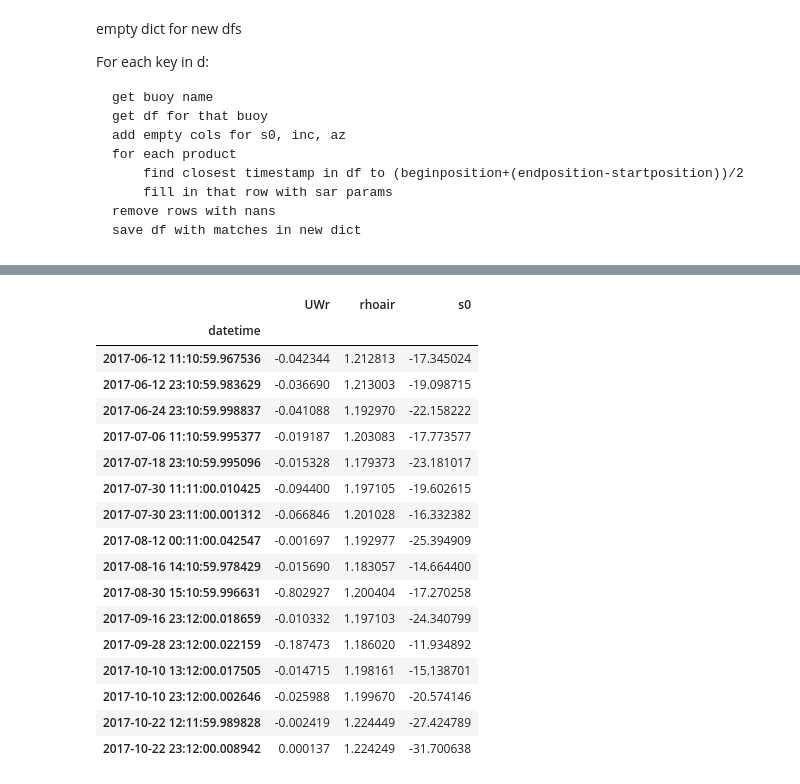
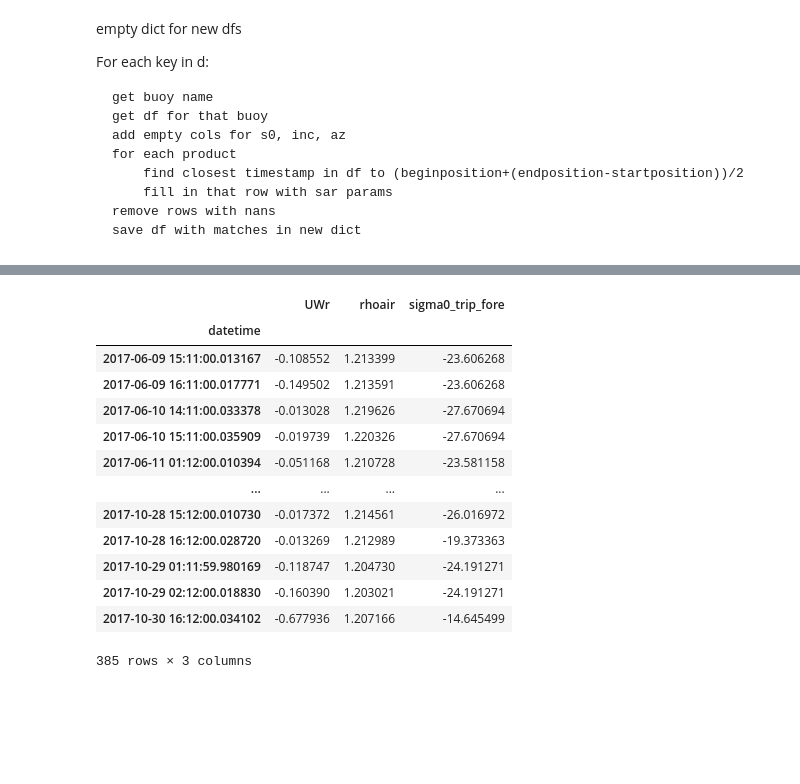
Before and after one commit to metno/machine-ocean-satdata, a Jupyter notebook: notebooks/collocation_and_normalization/whoi/ascat/collocation_dnn_ascat.ipynb, the cells around one changed output, grey strips where cells are left out. Cells and saved outputs as stored; diff of their text form; code cells hidden in the pictures; blank space fills up the shorter version.

Commit message:
Collocation ASCAT with in situ from WHOI.

```diff
--- a/notebooks/collocation_and_normalization/whoi/ascat/collocation_dnn_ascat.ipynb
+++ b/notebooks/collocation_and_normalization/whoi/ascat/collocation_dnn_ascat.ipynb
@@ -512,0 +530,12 @@ for key, df in d.items():
+# %%
+buoy = 'Pioneer_5'
+product = 'ASCA_SZR_1B_M01_20161006003600Z_20161006022058Z_N_O_20161006012631Z'
+# %%
+beginposition = ascat_dict[buoy]['ascat_params'][product]['start_sensing_time']
+endposition = ascat_dict[buoy]['ascat_params'][product]['stop_sensing_time']
+
+beginposition = beginposition.replace('Z', '.')
+beginposition = datetime.strptime(beginposition.split('.')[0],'%Y%m%dT%H%M%S')
+
+endposition = endposition.replace('Z', '.')
+endposition = datetime.strptime(endposition.split('.')[0],'%Y%m%dT%H%M%S')
@@ -512,0 +558,4 @@ for key, df in d.items():
+# %%
+mask = (df_in_situ.index > beginposition - timedelta(minutes=30)) & (df_in_situ.index <= endposition + timedelta(minutes=30))
+df_begin_end = df_in_situ.loc[mask]
+df_begin_end
@@ -513 +568,9 @@ for key, df in d.items():
+# %%
+list_of_params = [
+        'sigma0_trip_fore', 'sigma0_trip_mid', 'sigma0_trip_aft',
+        'azi_angle_trip_fore', 'azi_angle_trip_mid', 'azi_angle_trip_aft',
+        'inc_angle_trip_fore', 'inc_angle_trip_mid', 'inc_angle_trip_aft',
+        'start_sensing_time',
+        'stop_sensing_time'
+    ]
 # %%
@@ -681,22 +655,18 @@ array([15])
 # %%
-collocated_dict['Pioneer_7'][['UWr', 'rhoair', 's0']]
+collocated_dict['Pioneer_7'][['UWr', 'rhoair', 'sigma0_trip_fore']]
 # %% [output]
-|  | UWr | rhoair | s0 |
+|  | UWr | rhoair | sigma0_trip_fore |
 | datetime |  |  |  |
-| 2017-06-12 11:10:59.967536 | -0.042344 | 1.212813 | -17.345024 |
-| 2017-06-12 23:10:59.983629 | -0.036690 | 1.213003 | -19.098715 |
-| 2017-06-24 23:10:59.998837 | -0.041088 | 1.192970 | -22.158222 |
-| 2017-07-06 11:10:59.995377 | -0.019187 | 1.203083 | -17.773577 |
-| 2017-07-18 23:10:59.995096 | -0.015328 | 1.179373 | -23.181017 |
-| 2017-07-30 11:11:00.010425 | -0.094400 | 1.197105 | -19.602615 |
-| 2017-07-30 23:11:00.001312 | -0.066846 | 1.201028 | -16.332382 |
-| 2017-08-12 00:11:00.042547 | -0.001697 | 1.192977 | -25.394909 |
-| 2017-08-16 14:10:59.978429 | -0.015690 | 1.183057 | -14.664400 |
-| 2017-08-30 15:10:59.996631 | -0.802927 | 1.200404 | -17.270258 |
-| 2017-09-16 23:12:00.018659 | -0.010332 | 1.197103 | -24.340799 |
-| 2017-09-28 23:12:00.022159 | -0.187473 | 1.186020 | -11.934892 |
-| 2017-10-10 13:12:00.017505 | -0.014715 | 1.198161 | -15.138701 |
-| 2017-10-10 23:12:00.002646 | -0.025988 | 1.199670 | -20.574146 |
-| 2017-10-22 12:11:59.989828 | -0.002419 | 1.224449 | -27.424789 |
-| 2017-10-22 23:12:00.008942 | 0.000137 | 1.224249 | -31.700638 |
+| 2017-06-09 15:11:00.013167 | -0.108552 | 1.213399 | -23.606268 |
+| 2017-06-09 16:11:00.017771 | -0.149502 | 1.213591 | -23.606268 |
+| 2017-06-10 14:11:00.033378 | -0.013028 | 1.219626 | -27.670694 |
+| 2017-06-10 15:11:00.035909 | -0.019739 | 1.220326 | -27.670694 |
+| 2017-06-11 01:12:00.010394 | -0.051168 | 1.210728 | -23.581158 |
+| ... | ... | ... | ... |
+| 2017-10-28 15:12:00.010730 | -0.017372 | 1.214561 | -26.016972 |
+| 2017-10-28 16:12:00.028720 | -0.013269 | 1.212989 | -19.373363 |
+| 2017-10-29 01:11:59.980169 | -0.118747 | 1.204730 | -24.191271 |
+| 2017-10-29 02:12:00.018830 | -0.160390 | 1.203021 | -24.191271 |
+| 2017-10-30 16:12:00.034102 | -0.677936 | 1.207166 | -14.645499 |
+385 rows × 3 columns
 # %%
```
Also changed, not shown: parts of 33 cells of this notebook, 1 other file.
